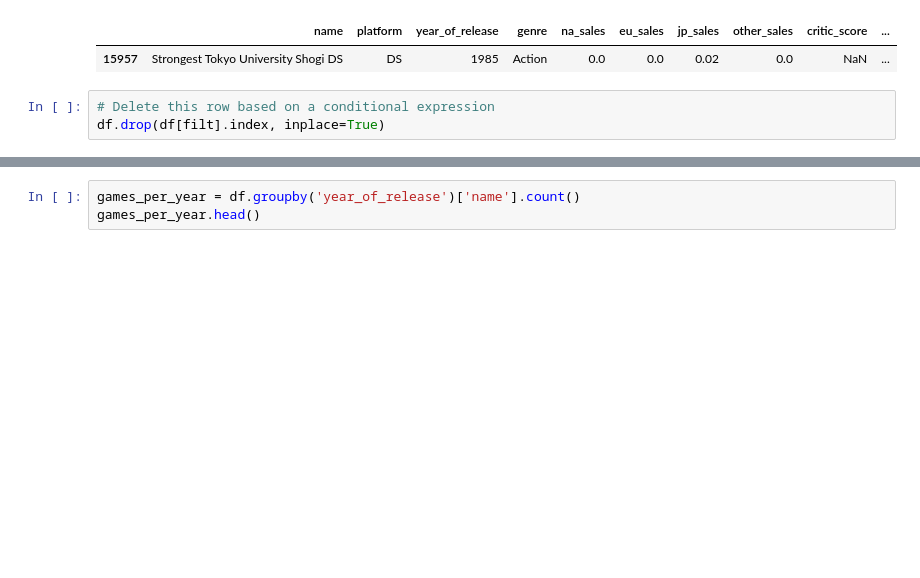
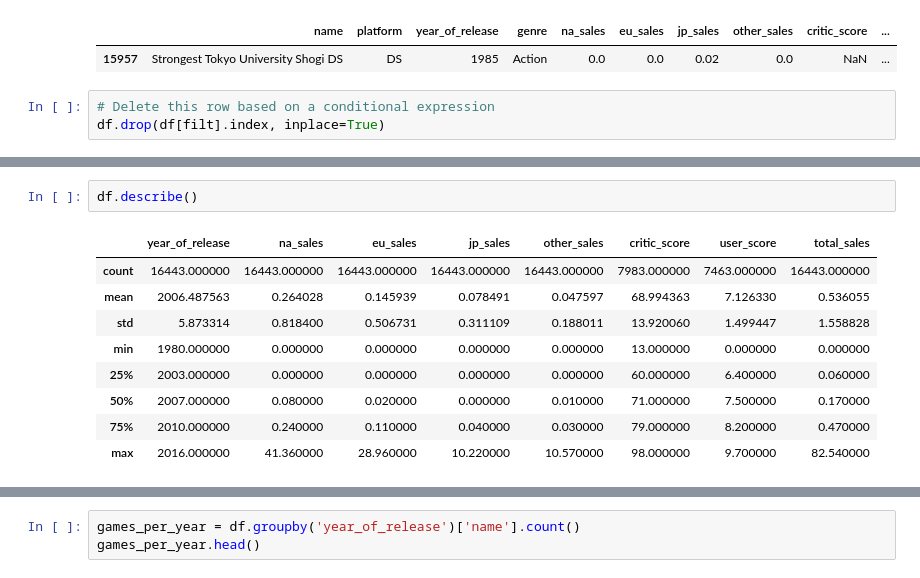
Before and after one commit to bar-benjamin/video-game-sales, a Jupyter notebook: video_game_sales.ipynb, the cells around one changed output, grey strips where cells are left out. Cells and saved outputs as stored; diff of their text form; blank space fills up the shorter version.

```diff
--- a/video_game_sales.ipynb
+++ b/video_game_sales.ipynb
@@ -232,0 +265,12 @@ df.drop(df[filt].index, inplace=True)
+# %%
+df.describe()
+# %% [output]
+|  | year_of_release | na_sales | eu_sales | jp_sales | other_sales | critic_score | user_score | total_sales |
+| count | 16443.000000 | 16443.000000 | 16443.000000 | 16443.000000 | 16443.000000 | 7983.000000 | 7463.000000 | 16443.000000 |
+| mean | 2006.487563 | 0.264028 | 0.145939 | 0.078491 | 0.047597 | 68.994363 | 7.126330 | 0.536055 |
+| std | 5.873314 | 0.818400 | 0.506731 | 0.311109 | 0.188011 | 13.920060 | 1.499447 | 1.558828 |
+| min | 1980.000000 | 0.000000 | 0.000000 | 0.000000 | 0.000000 | 13.000000 | 0.000000 | 0.000000 |
+| 25% | 2003.000000 | 0.000000 | 0.000000 | 0.000000 | 0.000000 | 60.000000 | 6.400000 | 0.060000 |
+| 50% | 2007.000000 | 0.080000 | 0.020000 | 0.000000 | 0.010000 | 71.000000 | 7.500000 | 0.170000 |
+| 75% | 2010.000000 | 0.240000 | 0.110000 | 0.040000 | 0.030000 | 79.000000 | 8.200000 | 0.470000 |
+| max | 2016.000000 | 41.360000 | 28.960000 | 10.220000 | 10.570000 | 98.000000 | 9.700000 | 82.540000 |
```
Also changed, not shown: parts of 28 cells of this notebook.
